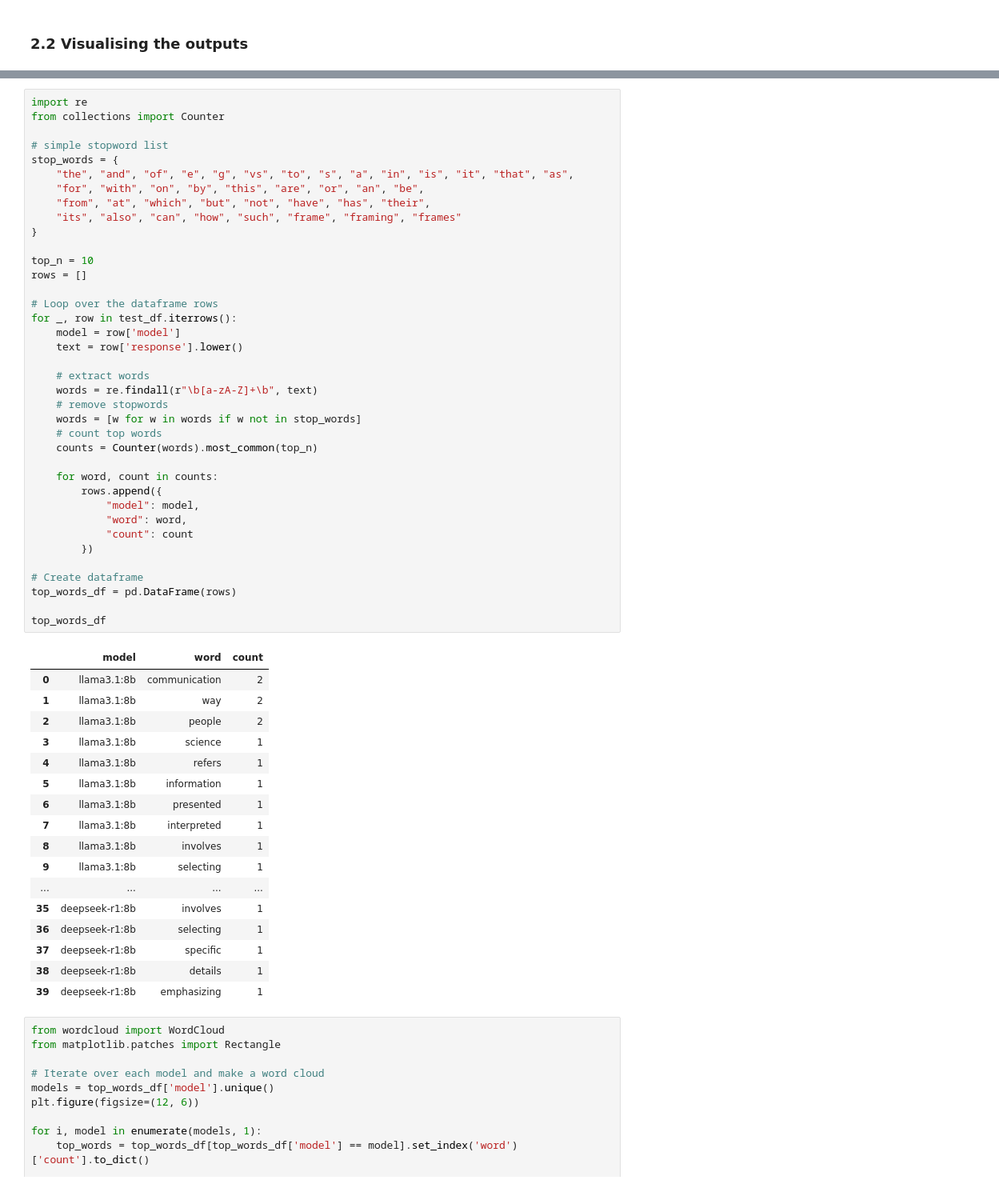
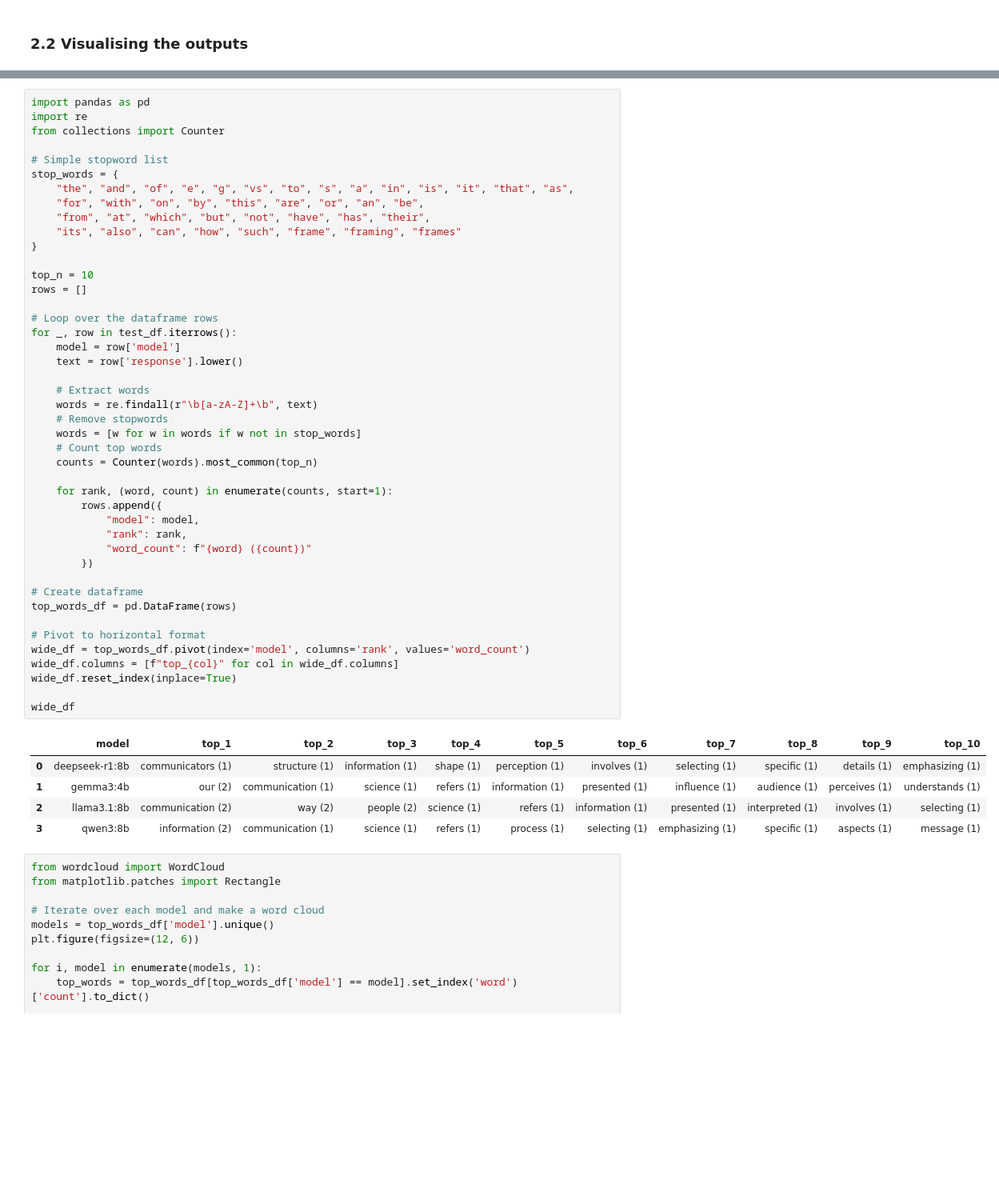
Before and after one commit to Fonzzy1/LLM-Workshop, a Jupyter notebook: workshop.ipynb, the cells around one changed output, grey strips where cells are left out. Shown at 80% size. Saved outputs shown, nothing was run; the diff lists cells and outputs as text; blank space fills up the shorter version.

```diff
--- a/workshop.ipynb
+++ b/workshop.ipynb
@@ -206,61 +208,55 @@ plt.show()
 # %% [output]
 [figure]
 # %%
+import pandas as pd
 import re
 from collections import Counter
 
-# simple stopword list
+# Simple stopword list
 stop_words = {
     "the", "and", "of", "e", "g", "vs", "to", "s", "a", "in", "is", "it", "that", "as",
     "for", "with", "on", "by", "this", "are", "or", "an", "be",
     "from", "at", "which", "but", "not", "have", "has", "their",
     "its", "also", "can", "how", "such", "frame", "framing", "frames"
 }
 
 top_n = 10
 rows = []
 
 # Loop over the dataframe rows
 for _, row in test_df.iterrows():
     model = row['model']
     text = row['response'].lower()
 
-    # extract words
+    # Extract words
     words = re.findall(r"\b[a-zA-Z]+\b", text)
-    # remove stopwords
+    # Remove stopwords
     words = [w for w in words if w not in stop_words]
-    # count top words
+    # Count top words
     counts = Counter(words).most_common(top_n)
 
-    for word, count in counts:
+    for rank, (word, count) in enumerate(counts, start=1):
         rows.append({
             "model": model,
-            "word": word,
-            "count": count
+            "rank": rank,
+            "word_count": f"{word} ({count})"
         })
 
 # Create dataframe
 top_words_df = pd.DataFrame(rows)
 
-top_words_df
+# Pivot to horizontal format
+wide_df = top_words_df.pivot(index='model', columns='rank', values='word_count')
+wide_df.columns = [f"top_{col}" for col in wide_df.columns]
+wide_df.reset_index(inplace=True)
+
+wide_df
 # %% [output]
-|  | model | word | count |
-| 0 | llama3.1:8b | communication | 2 |
-| 1 | llama3.1:8b | way | 2 |
-| 2 | llama3.1:8b | people | 2 |
-| 3 | llama3.1:8b | science | 1 |
-| 4 | llama3.1:8b | refers | 1 |
-| 5 | llama3.1:8b | information | 1 |
-| 6 | llama3.1:8b | presented | 1 |
-| 7 | llama3.1:8b | interpreted | 1 |
-| 8 | llama3.1:8b | involves | 1 |
-| 9 | llama3.1:8b | selecting | 1 |
-| ... | ... | ... | ... |
-| 35 | deepseek-r1:8b | involves | 1 |
-| 36 | deepseek-r1:8b | selecting | 1 |
-| 37 | deepseek-r1:8b | specific | 1 |
-| 38 | deepseek-r1:8b | details | 1 |
-| 39 | deepseek-r1:8b | emphasizing | 1 |
+|  | model | top_1 | top_2 | top_3 | top_4 | top_5 | top_6 | top_7 | top_8 | top_9 | top_10 |
+| 0 | deepseek-r1:8b | communicators (1) | structure (1) | information (1) | shape (1) | perception (1) | involves (1) | selecting (1) | specific (1) | details (1) | emphasizing (1) |
+| 1 | gemma3:4b | our (2) | communication (1) | science (1) | refers (1) | information (1) | presented (1) | influence (1) | audience (1) | perceives (1) | understands (1) |
+| 2 | llama3.1:8b | communication (2) | way (2) | people (2) | science (1) | refers (1) | information (1) | presented (1) | interpreted (1) | involves (1) | selecting (1) |
+| 3 | qwen3:8b | information (2) | communication (1) | science (1) | refers (1) | process (1) | selecting (1) | emphasizing (1) | specific (1) | aspects (1) | message (1) |
 # %%
 from wordcloud import WordCloud
 from matplotlib.patches import Rectangle
```
Also changed, not shown: parts of 11 cells of this notebook.
